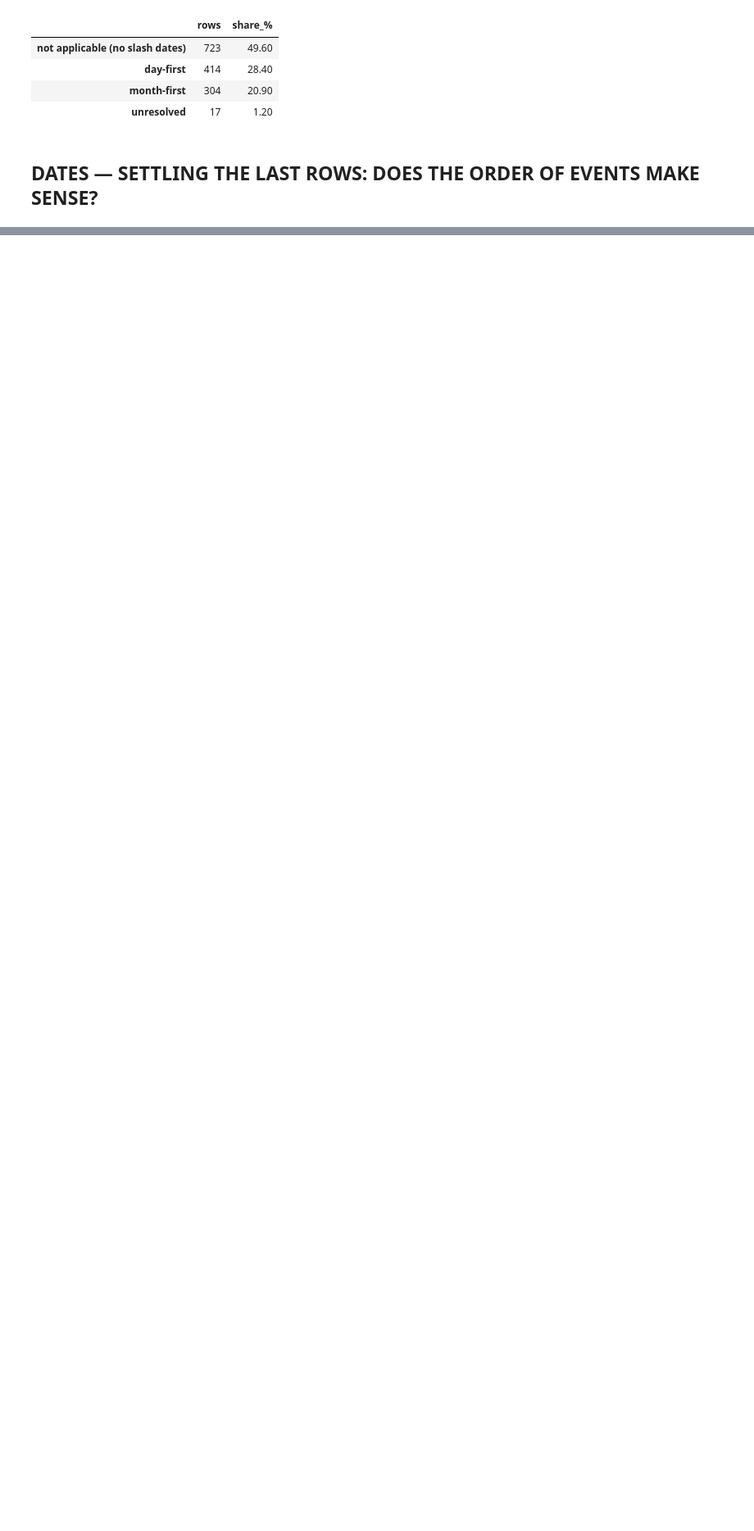
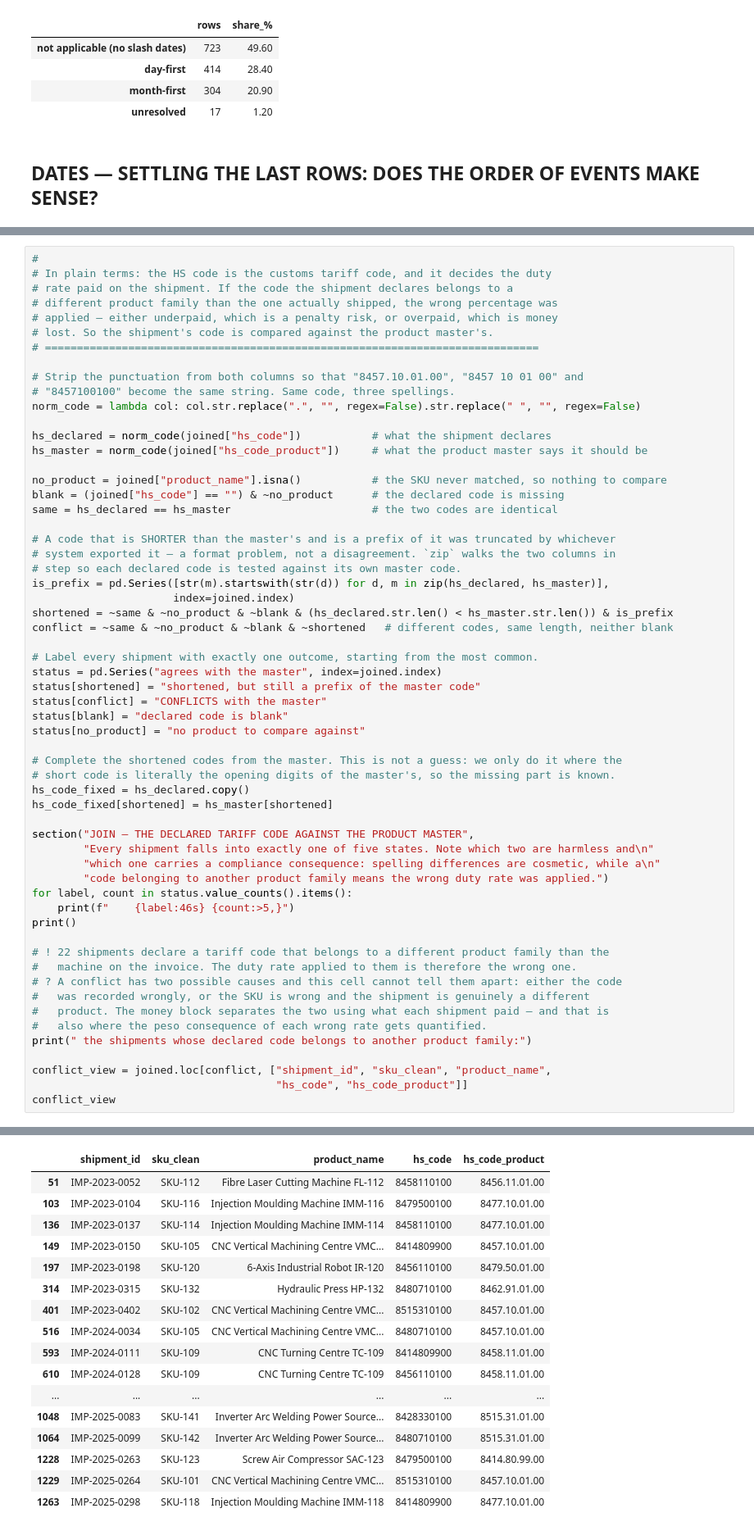
Before and after one commit to aanaya-hub/mx-machinery-imports, a Jupyter notebook: notebooks/01-data-repair-and-eda.ipynb, the cells around one changed output, grey strips where cells are left out. Shown at 82% size. Saved outputs shown, nothing was run; the diff lists cells and outputs as text; blank space fills up the shorter version.

```diff
--- a/notebooks/01-data-repair-and-eda.ipynb
+++ b/notebooks/01-data-repair-and-eda.ipynb
@@ -901,0 +1553,60 @@ Settled by the order of events: 13 of 17
+# %%
+#
+# In plain terms: the HS code is the customs tariff code, and it decides the duty
+# rate paid on the shipment. If the code the shipment declares belongs to a
+# different product family than the one actually shipped, the wrong percentage was
+# applied — either underpaid, which is a penalty risk, or overpaid, which is money
+# lost. So the shipment's code is compared against the product master's.
+# =============================================================================
+
+# Strip the punctuation from both columns so that "8457.10.01.00", "8457 10 01 00" and
+# "8457100100" become the same string. Same code, three spellings.
+norm_code = lambda col: col.str.replace(".", "", regex=False).str.replace(" ", "", regex=False)
+
+hs_declared = norm_code(joined["hs_code"])           # what the shipment declares
+hs_master = norm_code(joined["hs_code_product"])     # what the product master says it should be
+
+no_product = joined["product_name"].isna()           # the SKU never matched, so nothing to compare
+blank = (joined["hs_code"] == "") & ~no_product      # the declared code is missing
+same = hs_declared == hs_master                      # the two codes are identical
+
+# A code that is SHORTER than the master's and is a prefix of it was truncated by whichever
+# system exported it — a format problem, not a disagreement. `zip` walks the two columns in
+# step so each declared code is tested against its own master code.
+is_prefix = pd.Series([str(m).startswith(str(d)) for d, m in zip(hs_declared, hs_master)],
+                      index=joined.index)
+shortened = ~same & ~no_product & ~blank & (hs_declared.str.len() < hs_master.str.len()) & is_prefix
+conflict = ~same & ~no_product & ~blank & ~shortened   # different codes, same length, neither blank
+
+# Label every shipment with exactly one outcome, starting from the most common.
+status = pd.Series("agrees with the master", index=joined.index)
+status[shortened] = "shortened, but still a prefix of the master code"
+status[conflict] = "CONFLICTS with the master"
+status[blank] = "declared code is blank"
+status[no_product] = "no product to compare against"
+
+# Complete the shortened codes from the master. This is not a guess: we only do it where the
+# short code is literally the opening digits of the master's, so the missing part is known.
+hs_code_fixed = hs_declared.copy()
+hs_code_fixed[shortened] = hs_master[shortened]
+
+section("JOIN — THE DECLARED TARIFF CODE AGAINST THE PRODUCT MASTER",
+        "Every shipment falls into exactly one of five states. Note which two are harmless and\n"
+        "which one carries a compliance consequence: spelling differences are cosmetic, while a\n"
+        "code belonging to another product family means the wrong duty rate was applied.")
+for label, count in status.value_counts().items():
+    print(f"    {label:46s} {count:>5,}")
+print()
+
+# ! 22 shipments declare a tariff code that belongs to a different product family than the
+#   machine on the invoice. The duty rate applied to them is therefore the wrong one.
+# ? A conflict has two possible causes and this cell cannot tell them apart: either the code
+#   was recorded wrongly, or the SKU is wrong and the shipment is genuinely a different
+#   product. The money block separates the two using what each shipment paid — and that is
+#   also where the peso consequence of each wrong rate gets quantified.
+print(" the shipments whose declared code belongs to another product family:")
+
+conflict_view = joined.loc[conflict, ["shipment_id", "sku_clean", "product_name",
+                                      "hs_code", "hs_code_product"]]
+conflict_view
+# %% [output]
@@ -901,0 +1627,17 @@ Settled by the order of events: 13 of 17
+|  | shipment_id | sku_clean | product_name | hs_code | hs_code_product |
+| 51 | IMP-2023-0052 | SKU-112 | Fibre Laser Cutting Machine FL-112 | 8458110100 | 8456.11.01.00 |
+| 103 | IMP-2023-0104 | SKU-116 | Injection Moulding Machine IMM-116 | 8479500100 | 8477.10.01.00 |
+| 136 | IMP-2023-0137 | SKU-114 | Injection Moulding Machine IMM-114 | 8458110100 | 8477.10.01.00 |
+| 149 | IMP-2023-0150 | SKU-105 | CNC Vertical Machining Centre VMC... | 8414809900 | 8457.10.01.00 |
+| 197 | IMP-2023-0198 | SKU-120 | 6-Axis Industrial Robot IR-120 | 8456110100 | 8479.50.01.00 |
+| 314 | IMP-2023-0315 | SKU-132 | Hydraulic Press HP-132 | 8480710100 | 8462.91.01.00 |
+| 401 | IMP-2023-0402 | SKU-102 | CNC Vertical Machining Centre VMC... | 8515310100 | 8457.10.01.00 |
+| 516 | IMP-2024-0034 | SKU-105 | CNC Vertical Machining Centre VMC... | 8480710100 | 8457.10.01.00 |
+| 593 | IMP-2024-0111 | SKU-109 | CNC Turning Centre TC-109 | 8414809900 | 8458.11.01.00 |
+| 610 | IMP-2024-0128 | SKU-109 | CNC Turning Centre TC-109 | 8456110100 | 8458.11.01.00 |
+| ... | ... | ... | ... | ... | ... |
+| 1048 | IMP-2025-0083 | SKU-141 | Inverter Arc Welding Power Source... | 8428330100 | 8515.31.01.00 |
+| 1064 | IMP-2025-0099 | SKU-142 | Inverter Arc Welding Power Source... | 8480710100 | 8515.31.01.00 |
+| 1228 | IMP-2025-0263 | SKU-123 | Screw Air Compressor SAC-123 | 8479500100 | 8414.80.99.00 |
+| 1229 | IMP-2025-0264 | SKU-101 | CNC Vertical Machining Centre VMC... | 8515310100 | 8457.10.01.00 |
+| 1263 | IMP-2025-0298 | SKU-118 | Injection Moulding Machine IMM-118 | 8414809900 | 8477.10.01.00 |
```
Also changed, not shown: parts of 23 cells of this notebook.
